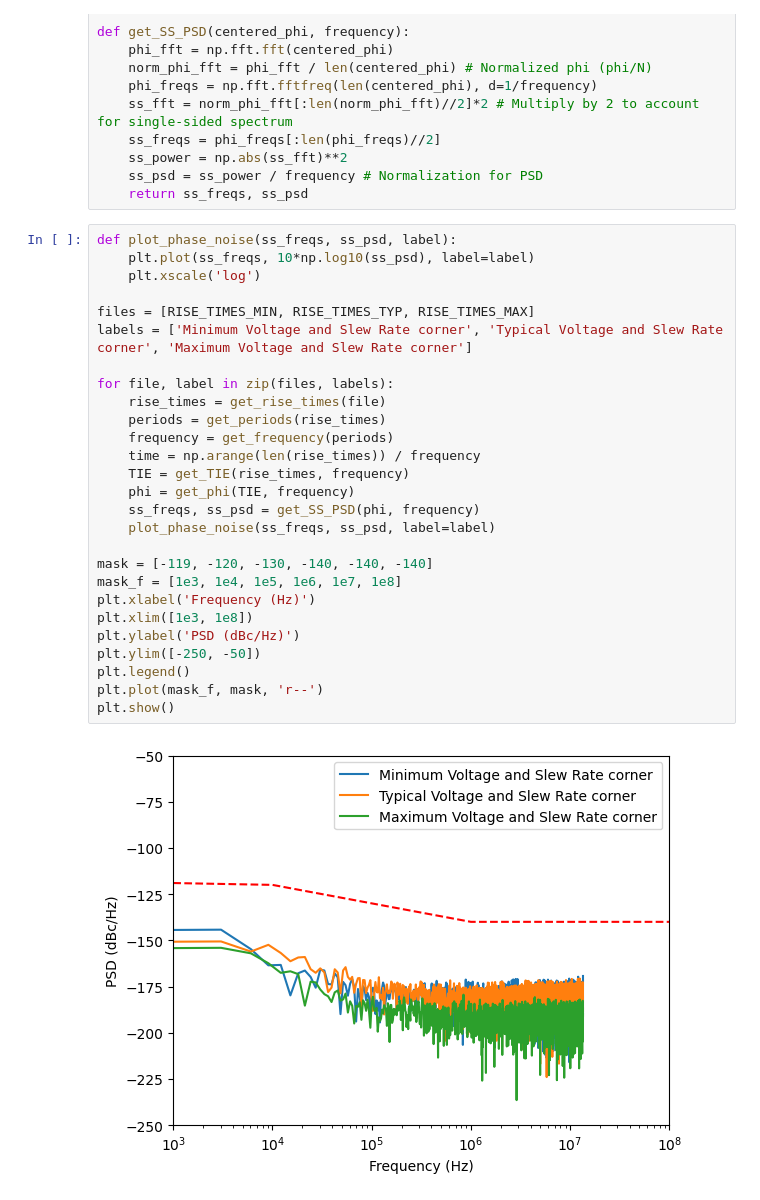
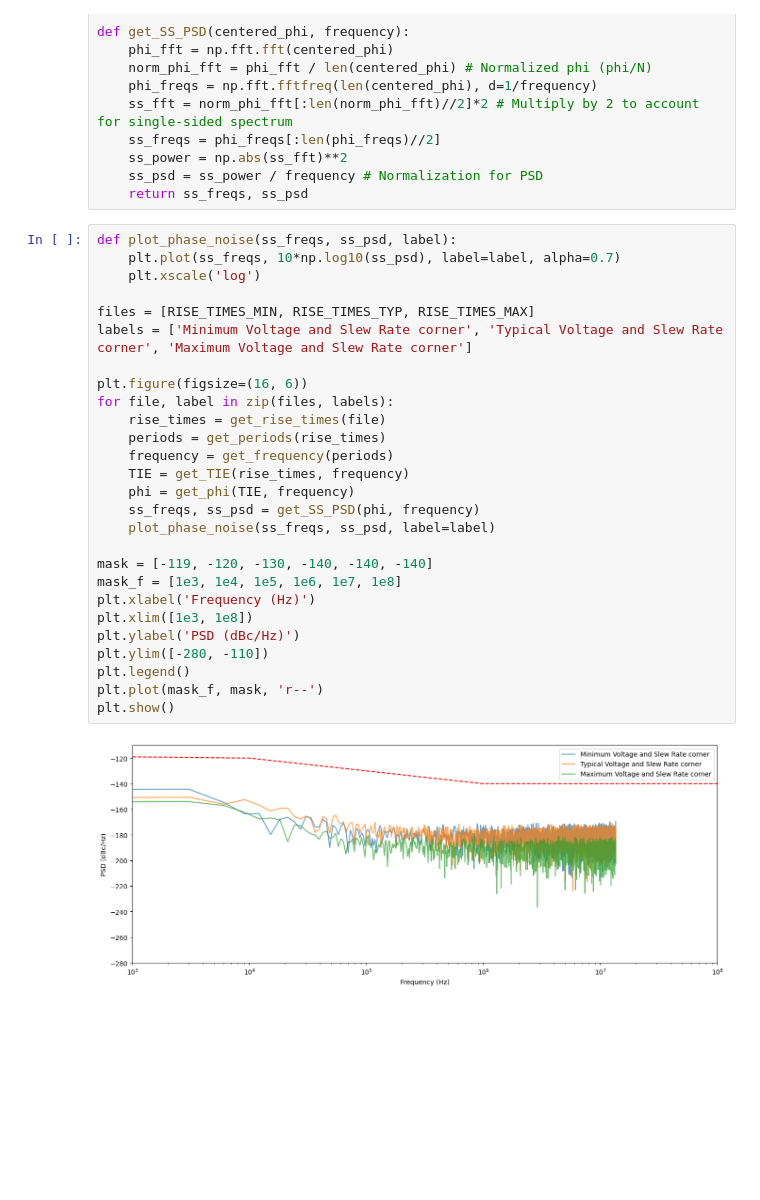
Before and after one commit to joelryv/phase_noise, a Jupyter notebook: pure_phase_noise.ipynb, the cells around one changed output. Drawn from its saved outputs; the diff is of its cells as text; blank space fills up the shorter version.

```diff
--- a/pure_phase_noise.ipynb
+++ b/pure_phase_noise.ipynb
@@ -45,30 +45,30 @@ def get_SS_PSD(centered_phi, frequency):
     return ss_freqs, ss_psd
 # %%
 def plot_phase_noise(ss_freqs, ss_psd, label):
-    plt.plot(ss_freqs, 10*np.log10(ss_psd), label=label)
+    plt.plot(ss_freqs, 10*np.log10(ss_psd), label=label, alpha=0.7)
     plt.xscale('log')
 
 files = [RISE_TIMES_MIN, RISE_TIMES_TYP, RISE_TIMES_MAX]
 labels = ['Minimum Voltage and Slew Rate corner', 'Typical Voltage and Slew Rate corner', 'Maximum Voltage and Slew Rate corner']
 
+plt.figure(figsize=(16, 6))
 for file, label in zip(files, labels):
     rise_times = get_rise_times(file)
     periods = get_periods(rise_times)
     frequency = get_frequency(periods)
-    time = np.arange(len(rise_times)) / frequency
     TIE = get_TIE(rise_times, frequency)
     phi = get_phi(TIE, frequency)
     ss_freqs, ss_psd = get_SS_PSD(phi, frequency)
     plot_phase_noise(ss_freqs, ss_psd, label=label)
 
 mask = [-119, -120, -130, -140, -140, -140]
 mask_f = [1e3, 1e4, 1e5, 1e6, 1e7, 1e8]
 plt.xlabel('Frequency (Hz)')
 plt.xlim([1e3, 1e8])
 plt.ylabel('PSD (dBc/Hz)')
-plt.ylim([-250, -50])
+plt.ylim([-280, -110])
 plt.legend()
 plt.plot(mask_f, mask, 'r--')
 plt.show()
 # %% [output]
-[figure, old version]
+[figure, new version]
```
Also changed, not shown: parts of 1 cell of this notebook.
